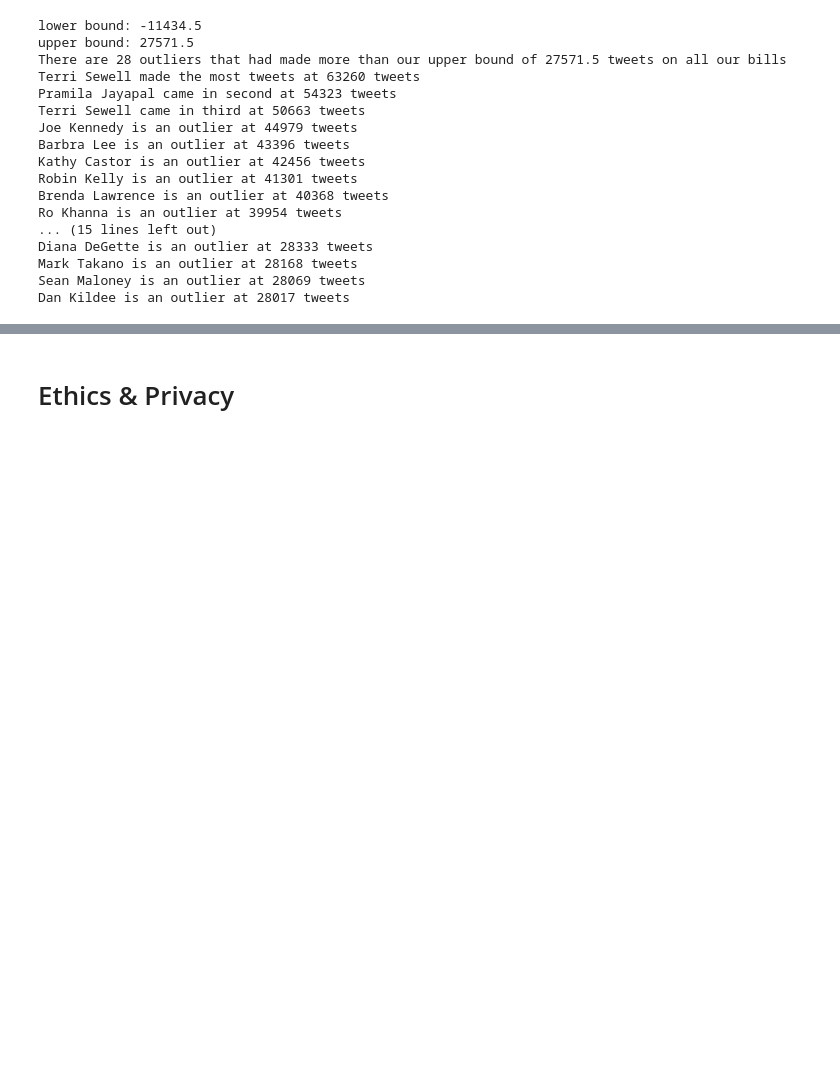
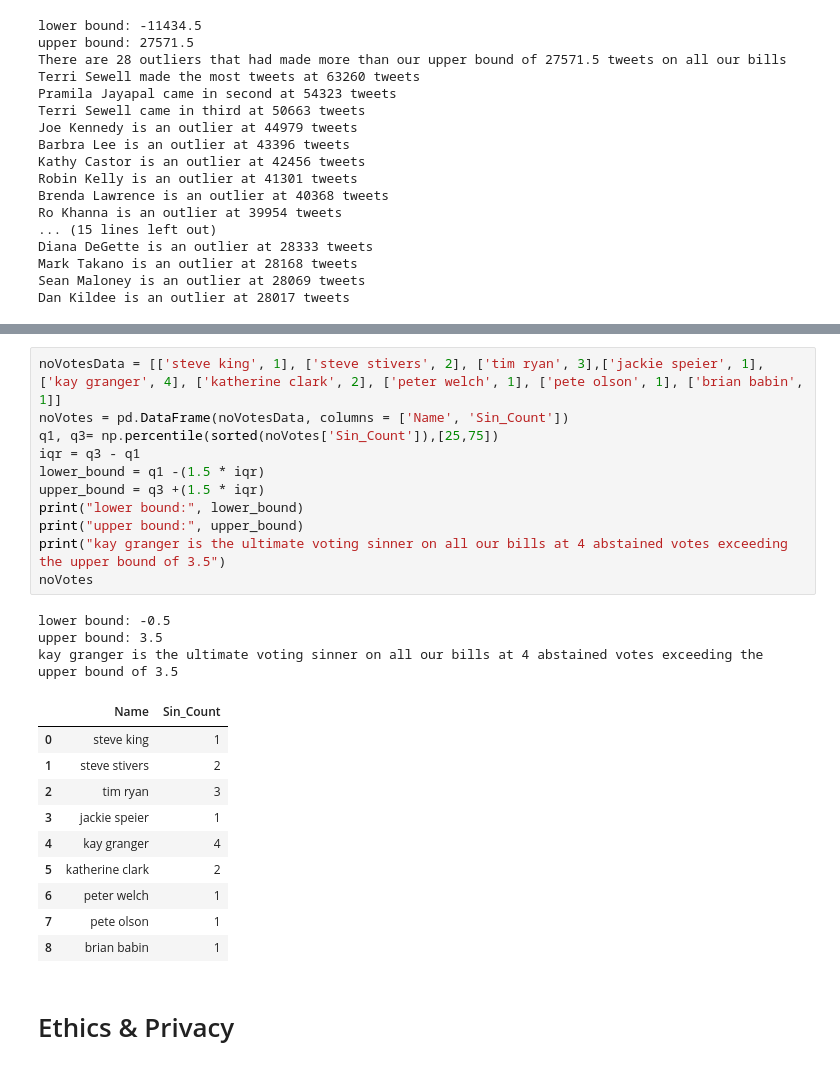
Before and after one commit to annsudhart/politician-tweet-analysis, a Jupyter notebook: data_collection.ipynb, the cells around one changed output, grey strips where cells are left out. Drawn from its saved outputs; the diff is of its cells as text; blank space fills up the shorter version.

```diff
--- a/data_collection.ipynb
+++ b/data_collection.ipynb
@@ -774,3 +954,28 @@ NameError: name 'firearmsSent' is not defined
+# %%
+noVotesData = [['steve king', 1], ['steve stivers', 2], ['tim ryan', 3],['jackie speier', 1], ['kay granger', 4], ['katherine clark', 2], ['peter welch', 1], ['pete olson', 1], ['brian babin', 1]]
+noVotes = pd.DataFrame(noVotesData, columns = ['Name', 'Sin_Count'])
+q1, q3= np.percentile(sorted(noVotes['Sin_Count']),[25,75])
+iqr = q3 - q1
+lower_bound = q1 -(1.5 * iqr)
+upper_bound = q3 +(1.5 * iqr)
+print("lower bound:", lower_bound)
+print("upper bound:", upper_bound)
+print("kay granger is the ultimate voting sinner on all our bills at 4 abstained votes exceeding the upper bound of 3.5")
+noVotes
+# %% [output]
+lower bound: -0.5
+upper bound: 3.5
+kay granger is the ultimate voting sinner on all our bills at 4 abstained votes exceeding the upper bound of 3.5
+|  | Name | Sin_Count |
+| 0 | steve king | 1 |
+| 1 | steve stivers | 2 |
+| 2 | tim ryan | 3 |
+| 3 | jackie speier | 1 |
+| 4 | kay granger | 4 |
+| 5 | katherine clark | 2 |
+| 6 | peter welch | 1 |
+| 7 | pete olson | 1 |
+| 8 | brian babin | 1 |
 # %% [markdown]
 # Ethics & Privacy
 # %% [markdown]
```
Also changed, not shown: parts of 28 cells of this notebook.
